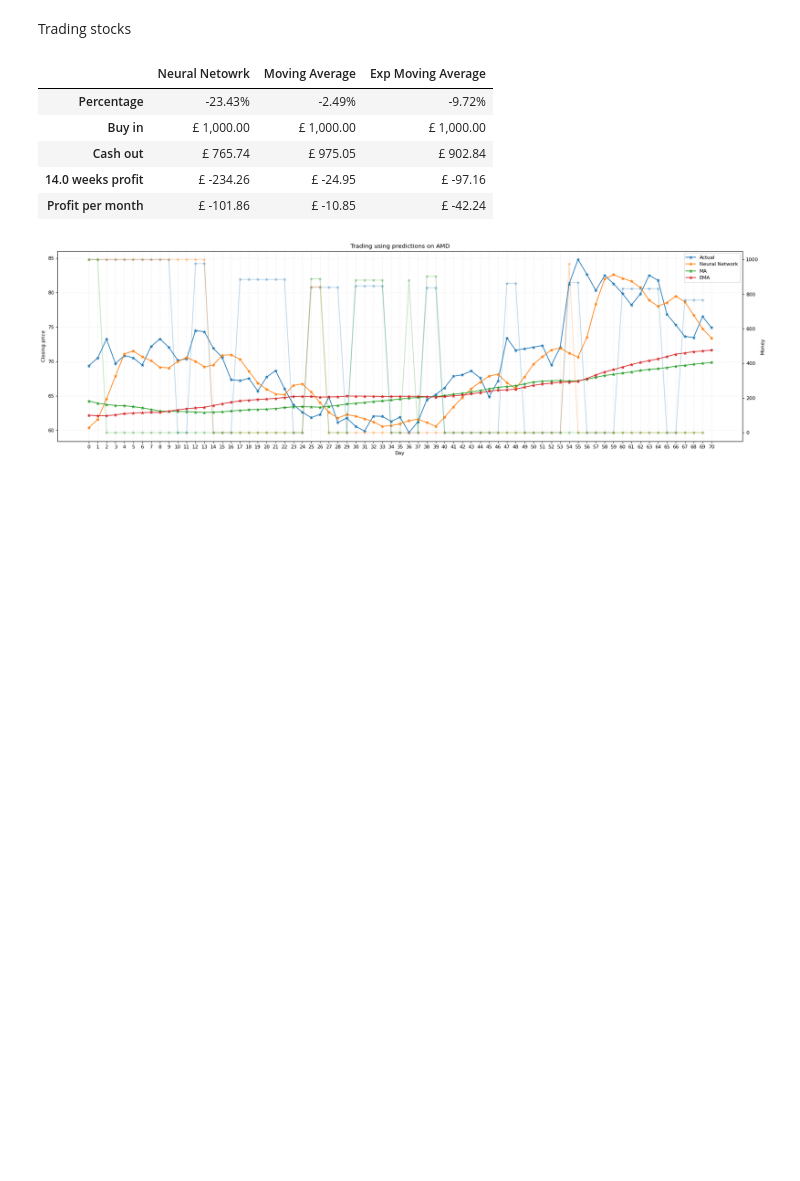
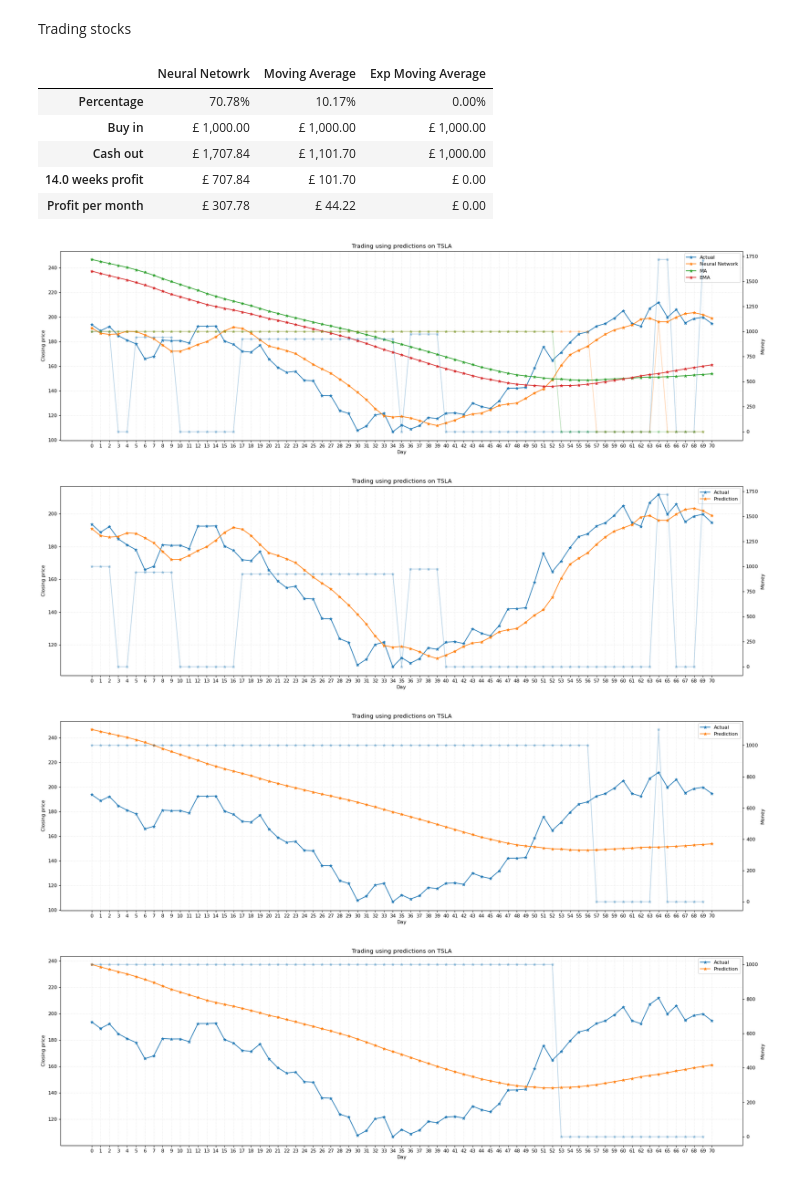
Before and after one commit to Alberu/ES327-Individual-Project, a Jupyter notebook: predictAssetPrices.ipynb, the cells around one changed output. Cells and saved outputs as stored; diff of their text form; code cells hidden in the pictures; blank space fills up the shorter version.

Commit message:
improved the plotting and some of the data

```diff
--- a/predictAssetPrices.ipynb
+++ b/predictAssetPrices.ipynb
@@ -28,7 +28,7 @@ config = {
         "layerType": LSTM, # could set it upt to be a list of the layers that need to be generated [LSTM LSTM] 2 hidden layers
     },
     "data": {
-        "ticker": "AMD", # "TSLA" "AMZN" "AAPL" "NVDA" "AMD"
+        "ticker": "TSLA", # "TSLA" "AMZN" "AAPL" "NVDA" "AMD"
         "offset": pd.DateOffset(years = 3, months = 0, days = 0),
         "lookahead": 2,
         "validation": 0.1, # percentage of training data to be used as validation
@@ -687,56 +687,82 @@ def calc_profit(money_history, initial_money):
     spacing = 0
     spacer = "."
     stats = [f"{percentage:.2f}%".rjust(spacing, spacer),
          f"£ {initial_money:,.2f}".rjust(spacing, spacer),
          f"£ {money_history[i]:,.2f}".rjust(spacing, spacer),
          f"£ {money_made:,.2f}".rjust(spacing, spacer),
          f"£ {money_made/(len(money_history)/30.437):,.2f}".rjust(spacing, spacer)]
     return stats
 
+# plot the trades
+def plot_trades(base, plots, alpha = 0.3, hold_on = 1):
+    if hold_on:
+        # plot the results
+        fig, ax1 = plt.subplots(figsize=(25, 7), dpi=80)
+        ax1.plot(base, "*-") # actual data
+        ax2 = ax1.twinx()
+        for plot in plots:
+            ax1.plot(plot[0], "*-") # prediction
+            ax2.plot(plot[1], "*-", alpha = alpha) # money over time
+        ax1.legend("Actual,Neural Network,MA,EMA".split(","))
+        ax1.set_ylabel("Closing price")
+        # create a second axis
+        ax2.set_ylabel("Money")
+        # other plotting options
+        ax1.set_xlabel("Day")
+        plt.xticks(range(len(ytest)))
+        ax1.grid(which="major", color='k', linestyle=':', linewidth=1, alpha = 0.1)
+        plt.title(f"Trading using predictions on {config['data']['ticker']}")
+        plt.show()
+    # if not then create a different plot for each data set
+    for plot in plots:
+        # plot the results
+        fig, ax1 = plt.subplots(figsize=(25, 7), dpi=80)
+        ax1.plot(base, "*-") # actual data
+        ax2 = ax1.twinx()
+        ax1.plot(plot[0], "*-") # prediction
+        ax2.plot(plot[1], "*-", alpha = alpha) # money over time
+        ax1.legend("Actual,Prediction".split(","))
+        ax1.set_ylabel("Closing price")
+        # create a second axis
+        ax2.set_ylabel("Money")
+        # other plotting options
+        ax1.set_xlabel("Day")
+        plt.xticks(range(len(ytest)))
+        ax1.grid(which="major", color='k', linestyle=':', linewidth=1, alpha = 0.1)
+        plt.title(f"Trading using predictions on {config['data']['ticker']}")
+        plt.show()
 # initial, final = 40, -1
 # ytest = ytest[initial:final]
 # pred_ytest = pred_ytest[initial:final]
 # pred_MA = pred_MA[initial:final]
 # pred_EMA = pred_EMA[initial:final]
 
 initial_money = 1000
-alpha = 0.3
 nn_money = trader(initial_money, ytest, pred_ytest)
 ma_money = trader(initial_money, ytest, pred_MA)
 ema_money = trader(initial_money, ytest, pred_EMA)
 # calcualte and display the results of the trader
 d = {"Neural Netowrk": calc_profit(nn_money, initial_money),
      "Moving Average": calc_profit(ma_money, initial_money),
      "Exp Moving Average": calc_profit(ema_money, initial_money)
      }
 df = pd.DataFrame(d, index = ['Percentage', 'Buy in', 'Cash out', f"{len(nn_money)/5} weeks profit", 'Profit per month'])
 display(df) # display the dataframe
 
-# plot the results
-fig, ax1 = plt.subplots(figsize=(25, 7), dpi=80)
-ax1.plot(ytest, "*-") # actual data
-ax1.plot(pred_ytest, "*-") # prediction made by neural network
-ax1.plot(pred_MA, "*-")
-ax1.plot(pred_EMA, "*-")
-ax1.legend("Actual,Neural Network,MA,EMA".split(","))
-ax1.set_ylabel("Closing price")
-# create a second axis
-ax2 = ax1.twinx()
-ax2.plot(nn_money, "*-", alpha = alpha) # money over time
-ax2.plot(ma_money, "*-", alpha = alpha) # money over time
-ax2.plot(ema_money, "*-", alpha = alpha) # money over time
-ax2.set_ylabel("Money")
-# other plotting options
-ax1.set_xlabel("Day")
-plt.xticks(range(len(ytest)))
-ax1.grid(which="major", color='k', linestyle=':', linewidth=1, alpha = 0.1)
-plt.title(f"Trading using predictions on {config['data']['ticker']}")
-plt.show()
+to_plot = [[pred_ytest, nn_money],
+           [pred_MA, ma_money],
+           [pred_EMA, ema_money]
+           ]
+# plot the trading results
+plot_trades(ytest, to_plot, 0.3, 1)
 # %% [output]
 |  | Neural Netowrk | Moving Average | Exp Moving Average |
-| Percentage | -23.43% | -2.49% | -9.72% |
+| Percentage | 70.78% | 10.17% | 0.00% |
 | Buy in | £ 1,000.00 | £ 1,000.00 | £ 1,000.00 |
-| Cash out | £ 765.74 | £ 975.05 | £ 902.84 |
-| 14.0 weeks profit | £ -234.26 | £ -24.95 | £ -97.16 |
-| Profit per month | £ -101.86 | £ -10.85 | £ -42.24 |
+| Cash out | £ 1,707.84 | £ 1,101.70 | £ 1,000.00 |
+| 14.0 weeks profit | £ 707.84 | £ 101.70 | £ 0.00 |
+| Profit per month | £ 307.78 | £ 44.22 | £ 0.00 |
-[figure, old version]
+[figure, new version]
+[figure, added]
+[figure, added]
+[figure, added]
```
Also changed, not shown: parts of 5 cells of this notebook.
